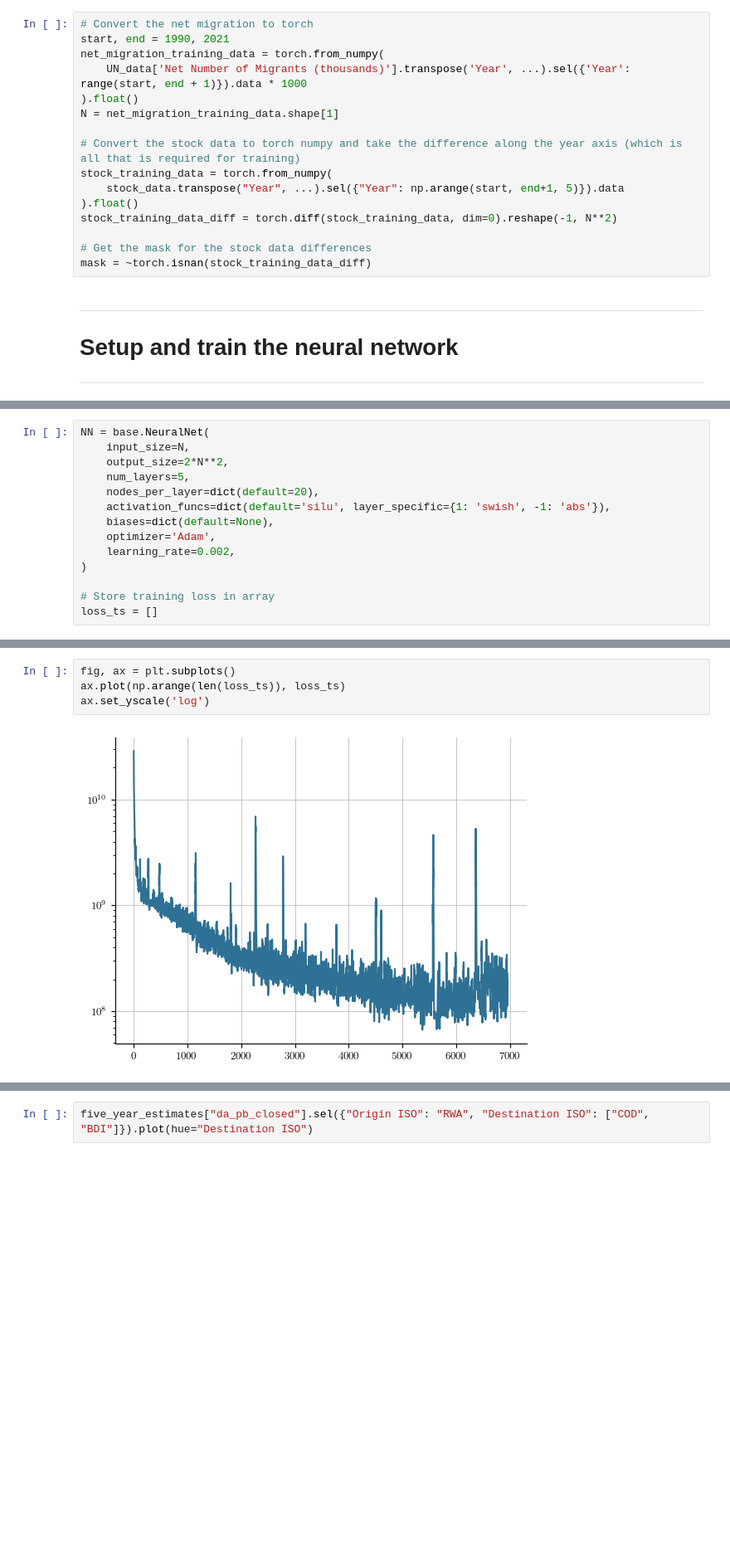
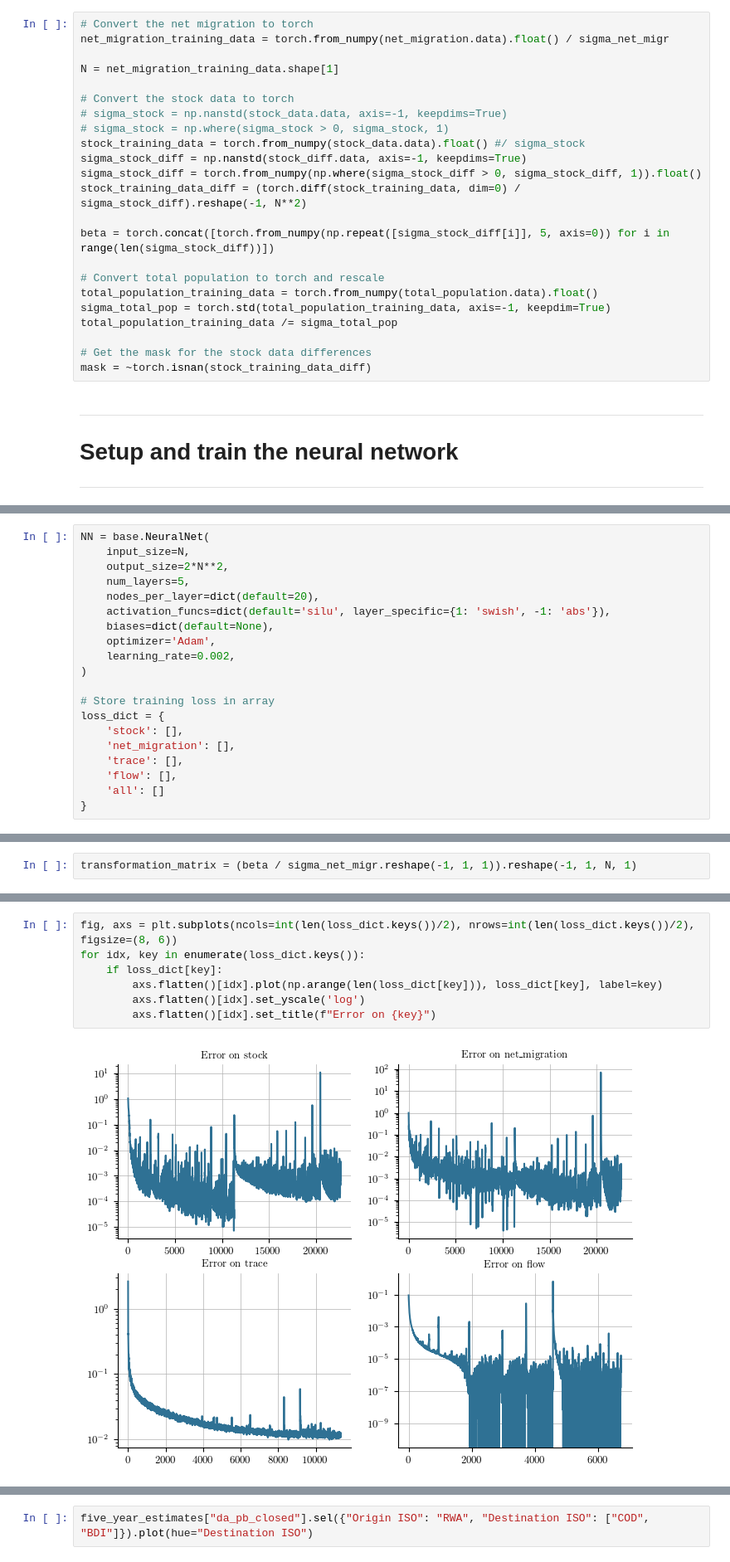
Before and after one commit to ThGaskin/NeuralABM, a Jupyter notebook: models/Migration/Notebooks/model_4.ipynb, the cells around one changed output, grey strips where cells are left out. Shown at 83% size. Saved outputs shown, nothing was run; the diff lists cells and outputs as text; blank space fills up the shorter version.

Commit message:
Add data rescaling

```diff
--- a/models/Migration/Notebooks/model_4.ipynb
+++ b/models/Migration/Notebooks/model_4.ipynb
@@ -84,16 +111,23 @@ country_coords = country_coords[~country_coords.index.duplicated()]
 # %%
 # Convert the net migration to torch
-start, end = 1990, 2021
-net_migration_training_data = torch.from_numpy(
-    UN_data['Net Number of Migrants (thousands)'].transpose('Year', ...).sel({'Year': range(start, end + 1)}).data * 1000
-).float()
+net_migration_training_data = torch.from_numpy(net_migration.data).float() / sigma_net_migr
+
 N = net_migration_training_data.shape[1]
 
-# Convert the stock data to torch numpy and take the difference along the year axis (which is all that is required for training)
-stock_training_data = torch.from_numpy(
-    stock_data.transpose("Year", ...).sel({"Year": np.arange(start, end+1, 5)}).data
-).float()
-stock_training_data_diff = torch.diff(stock_training_data, dim=0).reshape(-1, N**2)
+# Convert the stock data to torch
+# sigma_stock = np.nanstd(stock_data.data, axis=-1, keepdims=True)
+# sigma_stock = np.where(sigma_stock > 0, sigma_stock, 1)
+stock_training_data = torch.from_numpy(stock_data.data).float() #/ sigma_stock
+sigma_stock_diff = np.nanstd(stock_diff.data, axis=-1, keepdims=True)
+sigma_stock_diff = torch.from_numpy(np.where(sigma_stock_diff > 0, sigma_stock_diff, 1)).float()
+stock_training_data_diff = (torch.diff(stock_training_data, dim=0) / sigma_stock_diff).reshape(-1, N**2)
+
+beta = torch.concat([torch.from_numpy(np.repeat([sigma_stock_diff[i]], 5, axis=0)) for i in range(len(sigma_stock_diff))])
+
+# Convert total population to torch and rescale
+total_population_training_data = torch.from_numpy(total_population.data).float()
+sigma_total_pop = torch.std(total_population_training_data, axis=-1, keepdim=True)
+total_population_training_data /= sigma_total_pop
 
 # Get the mask for the stock data differences
 mask = ~torch.isnan(stock_training_data_diff)
@@ -114,4 +152,10 @@ NN = base.NeuralNet(
 )
 
 # Store training loss in array
-loss_ts = []
+loss_dict = {
+    'stock': [],
+    'net_migration': [],
+    'trace': [],
+    'flow': [],
+    'all': []
+}
@@ -117,0 +167,2 @@ loss_ts = []
+# %%
+transformation_matrix = (beta / sigma_net_migr.reshape(-1, 1, 1)).reshape(-1, 1, N, 1)
@@ -167,7 +279,10 @@ KeyboardInterrupt:
 # %%
-fig, ax = plt.subplots()
-ax.plot(np.arange(len(loss_ts)), loss_ts)
-ax.set_yscale('log')
+fig, axs = plt.subplots(ncols=int(len(loss_dict.keys())/2), nrows=int(len(loss_dict.keys())/2), figsize=(8, 6))
+for idx, key in enumerate(loss_dict.keys()):
+    if loss_dict[key]:
+        axs.flatten()[idx].plot(np.arange(len(loss_dict[key])), loss_dict[key], label=key)
+        axs.flatten()[idx].set_yscale('log')
+        axs.flatten()[idx].set_title(f"Error on {key}")
 # %% [output]
-[figure, old version]
+[figure, new version]
 # %%
```
Also changed, not shown: parts of 47 cells of this notebook, 9 other files.
